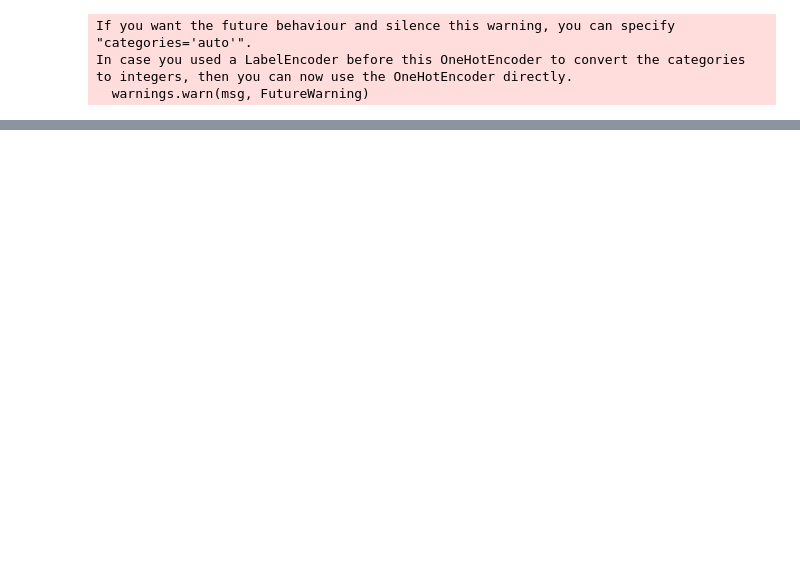
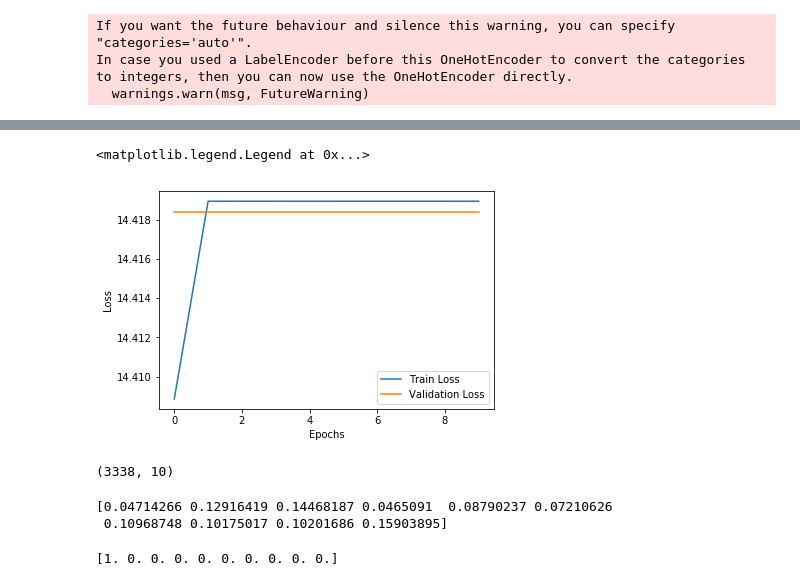
Before and after one commit to deivanai/audio_recognition_dnn_error, a Jupyter notebook: audio_recognition_dnn.ipynb, the cells around one changed output, grey strips where cells are left out. Cells and saved outputs as stored; diff of their text form; code cells hidden in the pictures; blank space fills up the shorter version.

```diff
--- a/audio_recognition_dnn.ipynb
+++ b/audio_recognition_dnn.ipynb
@@ -107,9 +118,10 @@ def create_input(validation_file_list):
         wavefile = glob.glob(AUDIO_PATH  + label + "/*.wav")
         for wav in wavefile:
             sample_rate, samples = wavfile.read(wav)
-            frequencies, times, spectogram = signal.spectrogram(samples, sample_rate)
+            frequencies, times, spectogram = log_specgram(samples, sample_rate)
             filename = re.split(AUDIO_PATH , wav)
-            if(len(times)==71):
+
+            if(len(times)==99):
                 #currently reading only similar length file
                 #TODO IMPROVE BY PADDING IF FILE LENGTH IS LESS OR CLIP IF MORE
                 try:
@@ -120,6 +132,7 @@ def create_input(validation_file_list):
                         X_train.append(np.array(spectogram))
                         y_train.append(label)
                 except:
+                     print(len(times))
                      pass
     return X_train, y_train,X_validation, y_validation
 # %%
@@ -153,15 +170,19 @@ In case you used a LabelEncoder before this OneHotEncoder to convert the categor
 # %%
 #FLATTEN INPUT ARRAYS
-X_Train = X_Train.reshape(32293, 129*71)
-X_Validation = X_Validation.reshape(3338, 129*71)
- INPUT_SHAPE = 129*71
+INPUT_SHAPE = 99* 161
+X_Train = X_Train.reshape(32290, INPUT_SHAPE)
+X_Validation = X_Validation.reshape(3338,INPUT_SHAPE)
 # %%
 #normalize inputs, we take log of values to have much reasonable scale between frequencies
 # check for other custom built libraries which could do logarithmic transform to give more weightage to frequency range of interest
 
-X_Train = np.log(X_Train+ 1e-10) # add small error to avoid  infinity.
+#X_Train = np.log(X_Train+ 1e-10) # add small error to avoid  infinity.
+#print(np.min(X_Train), np.max(X_Train))
 print(np.min(X_Train), np.max(X_Train))
 from sklearn.preprocessing import MinMaxScaler
-X_Train = MinMaxScaler().fit_transform(X_Train)
+scaler = MinMaxScaler()
+X_Train = scaler.fit_transform(X_Train)
+X_Validation = scaler.transform(X_Validation)
 print(np.min(X_Train), np.max(X_Train))
+print(np.min(X_Validation), np.max(X_Validation))
 # %% [output]
@@ -173,15 +195,13 @@ from keras.models import Sequential
 from keras.layers import Dense, Dropout
 from keras.optimizers import RMSprop
 
-EPOCHS = 20 # ideally need to run for longer epoch
-BATCHSIZE = 16
+EPOCHS = 10 # ideally need to run for longer epoch
+BATCHSIZE = 32
 
 model = Sequential()
-model.add(Dense(512,  kernel_initializer='TruncatedNormal',activation='relu', input_shape=(INPUT_SHAPE,)))
+model.add(Dense(8192,  kernel_initializer='he_normal',activation='relu', input_shape=(INPUT_SHAPE,)))
 model.add(Dropout(0.2))
-model.add(Dense(128,  kernel_initializer='TruncatedNormal',activation='relu'))
-model.add(Dropout(0.2))
-model.add(Dense(10, kernel_initializer='TruncatedNormal', activation='softmax'))
+model.add(Dense(10, kernel_initializer='he_normal', activation='softmax'))
 #SINCE WE WANT OUTPUT TO BE PROBABILITY OF PREDICTION TO PARTICULAR CLASS, use softmax activation at output
 model.summary()
 
@@ -222,0 +244,23 @@ plt.legend()
+# %%
+plt.plot(history.history['loss'], label='Train Loss')
+plt.plot(history.history['val_loss'], label='Validation Loss')
+plt.xlabel('Epochs')
+plt.ylabel('Loss')
+plt.legend()
+# %% [output]
+<matplotlib.legend.Legend at 0x...>
+[figure, added]
+# %%
+y_predicted = model.predict(X_Validation)
+print(y_predicted.shape)
+# %% [output]
+(3338, 10)
+# %%
+print(y_predicted[0])
+# %% [output]
+[0.04714266 0.12916419 0.14468187 0.0465091  0.08790237 0.07210626
+ 0.10968748 0.10175017 0.10201686 0.15903895]
+# %%
+print(y_Validation[0])
+# %% [output]
+[1. 0. 0. 0. 0. 0. 0. 0. 0. 0.]
```
Also changed, not shown: parts of 7 cells of this notebook.
